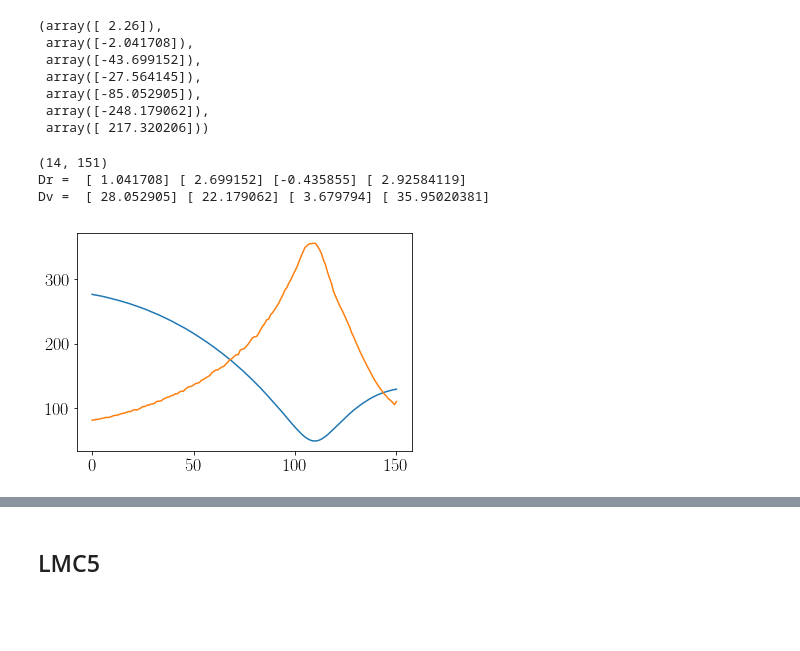
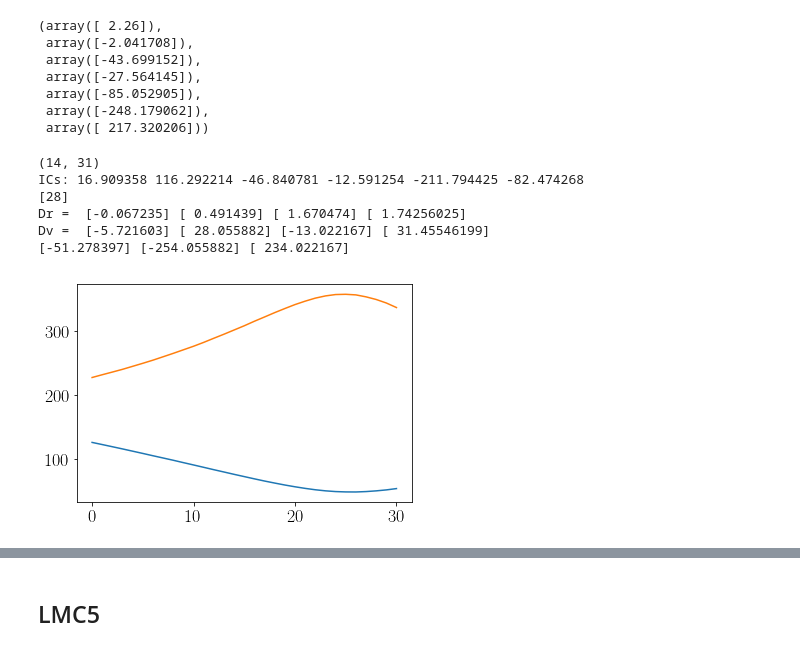
Before and after one commit to jngaravitoc/LMC-MW, a Jupyter notebook: code/LMC_orbit/LMC_orbits.ipynb, the cells around one changed output, grey strips where cells are left out. Saved outputs shown, nothing was run; the diff lists cells and outputs as text; code cells hidden in the pictures; blank space fills up the shorter version.

```diff
--- a/code/LMC_orbit/LMC_orbits.ipynb
+++ b/code/LMC_orbit/LMC_orbits.ipynb
@@ -176,14 +176,17 @@ Dv =  [ 28.052905] [ 22.179062] [ 3.679794] [ 35.95020381]
  array([-248.179062]),
  array([ 217.320206]))
 # %%
-check_orbit('LMC6/LMC6_40Mb0_ic11_orbit.txt')
+check_orbit('LMC6/LMC6_40Mb1_orbit_new_90_120.txt')
 #check_orbit('LMC6/LMC6_40Mb1_orbit.txt')
 #check_orbit('LMC6/LMC6_40Mb1_orbit_11.txt') # Re do orbit b=1
 # %% [output]
-(14, 151)
-Dr =  [ 1.041708] [ 2.699152] [-0.435855] [ 2.92584119]
-Dv =  [ 28.052905] [ 22.179062] [ 3.679794] [ 35.95020381]
+(14, 31)
+ICs: 16.909358 116.292214 -46.840781 -12.591254 -211.794425 -82.474268
+[28]
+Dr =  [-0.067235] [ 0.491439] [ 1.670474] [ 1.74256025]
+Dv =  [-5.721603] [ 28.055882] [-13.022167] [ 31.45546199]
+[-51.278397] [-254.055882] [ 234.022167]
-[figure, old version]
+[figure, new version]
 # %%
 check_orbit('LMC6_100Mb0_orbit.txt')
 # %% [output]
```
Also changed, not shown: parts of 8 cells of this notebook.
